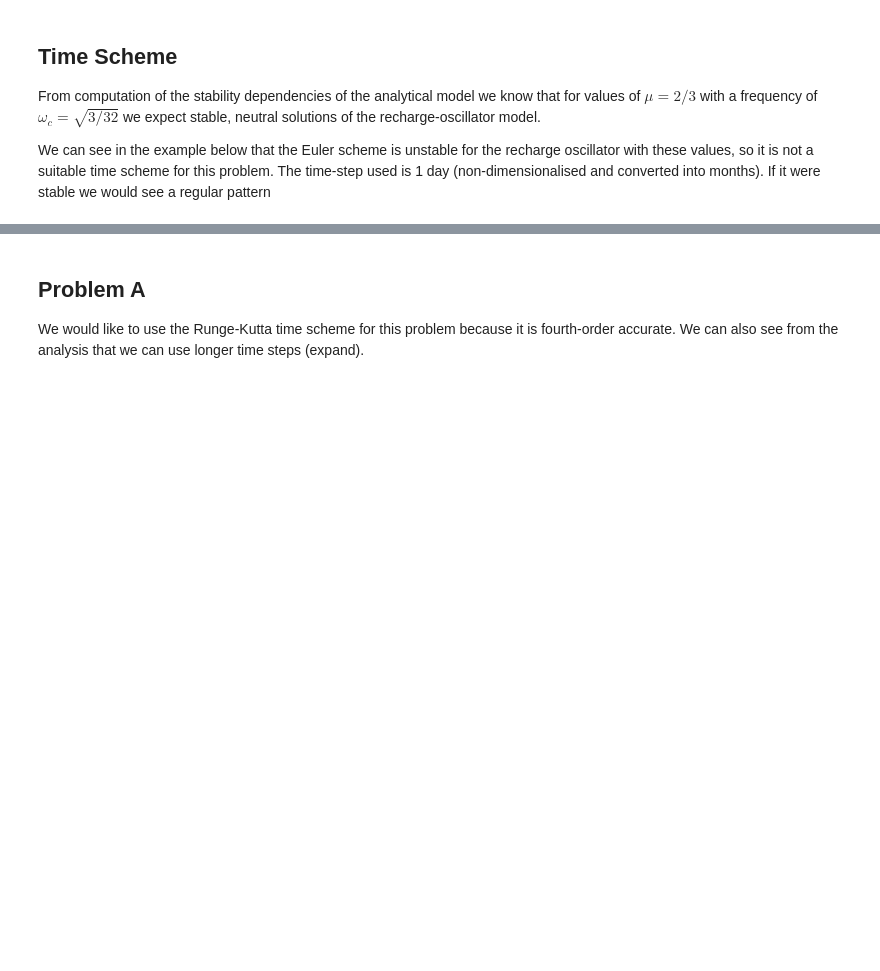
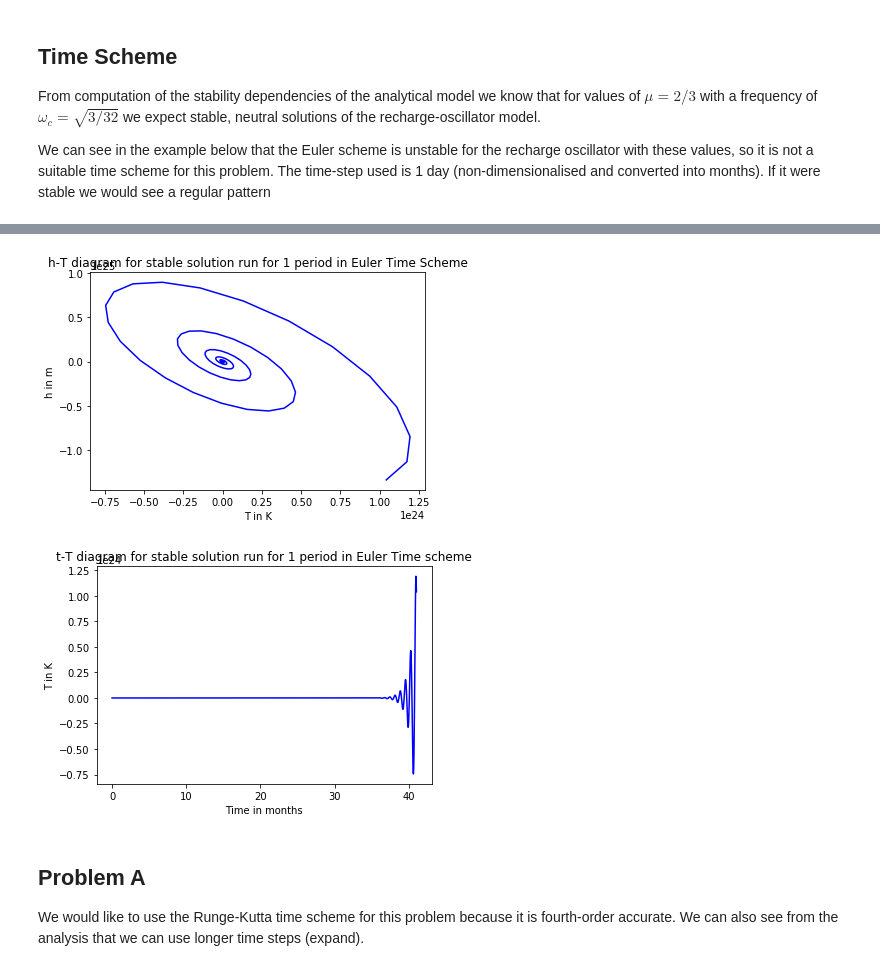
Before and after one commit to tegweng/NM_1_Recharge_Oscillator_2019, a Jupyter notebook: ENSO Recharge Oscillator.ipynb, the cells around one changed output, grey strips where cells are left out. Saved outputs shown, nothing was run; the diff lists cells and outputs as text; code cells hidden in the pictures; blank space fills up the shorter version.

Commit message:
adding euler scheme and ensemble

```diff
--- a/ENSO Recharge Oscillator.ipynb
+++ b/ENSO Recharge Oscillator.ipynb
@@ -19,3 +11,24 @@ from main import *
+# %%
+from main import *
+
+q,t = euler()
+
+fig = plt.figure()
+l1 = plt.plot(q[0,:] * 7.5,  q[1,:] * 150,  'b-')
+plt.xlabel('T in K')
+plt.ylabel('h in m')
+plt.title("h-T diagram for stable solution run for 1 period in Euler Time Scheme")
+plt.show()
+
+fig = plt.figure()
+l1 = plt.plot(t * 2, q[0,:]* 7.5,  'b-')
+plt.xlabel('Time in months')
+plt.ylabel('T in K')
+plt.title("t-T diagram for stable solution run for 1 period in Euler Time scheme")
+plt.show()
+# %% [output]
+[figure, added]
+[figure, added]
 # %% [markdown]
 ## Problem A
 
```
Also changed, not shown: parts of 13 cells of this notebook, 3 other files.
